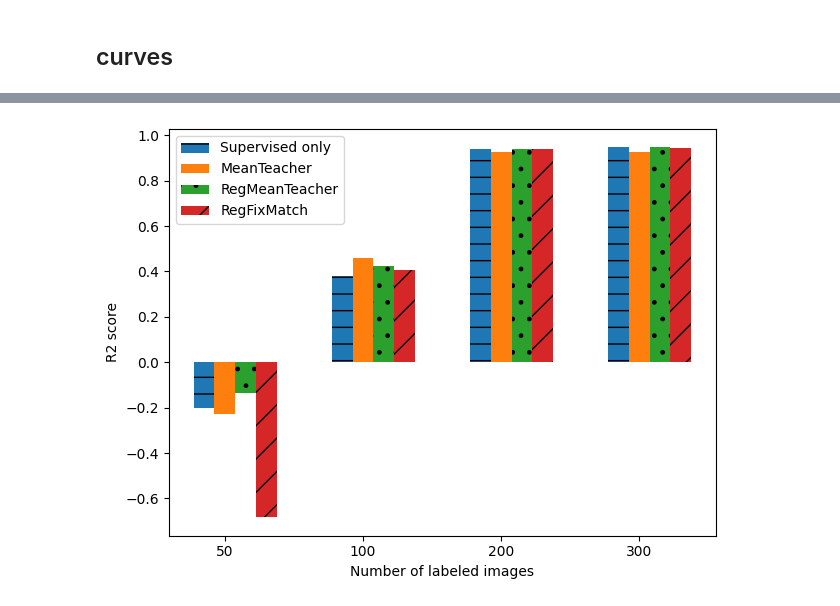
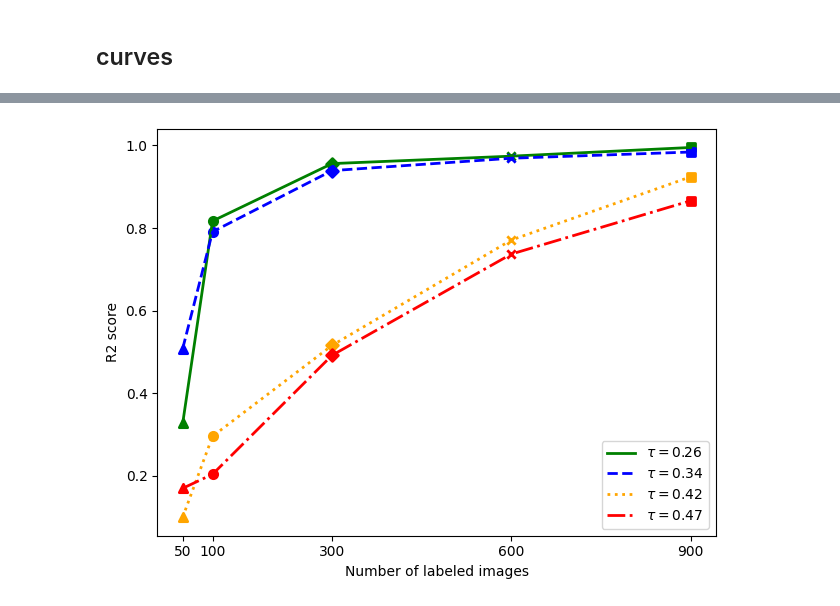
Before and after one commit to jizhang02/SemiDose, a Jupyter notebook: regfixmatch.ipynb, the cells around one changed output, grey strips where cells are left out. Drawn from its saved outputs; the diff is of its cells as text; code cells hidden in the pictures.

```diff
--- a/reg-fix-match.ipynb
+++ b/regfixmatch.ipynb
@@ -452,34 +439,44 @@ plt.show()
-# %%
-import matplotlib.pyplot as plt
-import numpy as np
-
-# data
-labels = ['50', '100', '200', '300']
-supervised = [-0.203, 0.379, 0.939, 0.946]
-meanteacher = [-0.227, 0.46, 0.926, 0.927]
-regmeanteacher = [-0.137, 0.425, 0.938, 0.946]
-regfixmatch = [-0.683, 0.406, 0.938, 0.945]
-
-
-# x axis location
-x = np.arange(len(labels))
-# bar width
-width = 0.15
-fig, ax = plt.subplots()
-rects1 = ax.bar(x - width, supervised, width, hatch='-', label='Supervised only')
-rects2 = ax.bar(x, meanteacher, width, hatch='', label='MeanTeacher')
-rects3 = ax.bar(x + width, regmeanteacher, width, hatch='.', label='RegMeanTeacher')
-rects4 = ax.bar(x +2* width, regfixmatch, width, hatch='/', label='RegFixMatch')
-
-ax.set_xlabel('Number of labeled images')
-ax.set_ylabel('R2 score')
-#ax.set_title('Bar Chart with Four Groups')
-
-ax.set_xticks(x)
-ax.set_xticklabels(labels)
-ax.legend(loc='upper left')
-plt.tight_layout()
-plt.savefig('bar.pdf', dpi=200, orientation='landscape', format='pdf') # if need to save
-plt.show()
-# %% [output]
-[figure, removed]
+# %%
+import matplotlib.pyplot as plt
+
+'''ArithmeticError
+$\tau=0.26$   & $0.327 \pm 0.314 $& $0.817 \pm 0.052 $ & $0.956 \pm 0.011 $ & $\textbf{0.974} \pm 0.008 $  & $\textbf{0.995} \pm 0.002$ \\
+
+$\tau=0.34$   & $0.508 \pm 0.218 $& $\textbf{0.791} \pm 0.044 $ & $\textbf{0.939} \pm 0.021 $ & $0.969 \pm 0.01 $  & $0.984 \pm 0.01$ \\
+
+$\tau=0.42$ & $0.1 \pm 0.044 $& $0.296 \pm 0.246 $ & $0.516 \pm 0.063 $ & $0.771 \pm 0.061 $  & $0.924 \pm 0.041$ \\
+
+$\tau=0.47$ & $0.17 \pm 0.233 $ & $0.204 \pm 0.024$ & $ 0.492 \pm 0.058 $ & $0.737 \pm 0.05 $  & $0.866 \pm 0.05$ \\
+
+'''
+
+# data
+x = [50, 100, 300, 600, 900]
+y1 = [0.327, 0.817, 0.956, 0.974, 0.995] # tau 0.26
+y2 = [0.508, 0.791, 0.939, 0.969, 0.984]# tau 0.34
+y3 = [0.1, 0.296, 0.516, 0.771, 0.924]# tau 0.42
+y4 = [0.17,  0.204, 0.492, 0.737, 0.866]# tau 0.47
+
+# curves
+plt.plot(x, y1, linestyle='-',label=r'$\tau=0.26$', color='green',linewidth=2)
+plt.plot(x, y2, linestyle='--',label=r'$\tau=0.34$',color='blue', linewidth=2)
+plt.plot(x, y3, linestyle=':',label=r'$\tau=0.42$', color='orange',linewidth=2)
+plt.plot(x, y4, linestyle='-.',label=r'$\tau=0.47$',color='red', linewidth=2)
+
+marker = ['^', 'o', 'D','x','s']
+for i in range(len(x)):
+    plt.scatter(x[i], y1[i], marker=marker[i], color='green', linewidth=2)
+    plt.scatter(x[i], y2[i], marker=marker[i], color='blue', linewidth=2)
+    plt.scatter(x[i], y3[i], marker=marker[i], color='orange', linewidth=2)
+    plt.scatter(x[i], y4[i], marker=marker[i], color='red', linewidth=2)
+
+plt.xlabel('Number of labeled images')
+plt.xticks(x, ['50', '100', '300', '600', '900' ])
+plt.ylabel('R2 score')
+#plt.title('Curves with different labDifferent Markers')
+plt.legend()
+plt.tight_layout()
+plt.savefig('curve.pdf', dpi=200, orientation='landscape', format='pdf') # if need to save
+plt.show()
+# %% [output]
+[figure, added]
```
Also changed, not shown: parts of 16 cells of this notebook, 2 other files.
